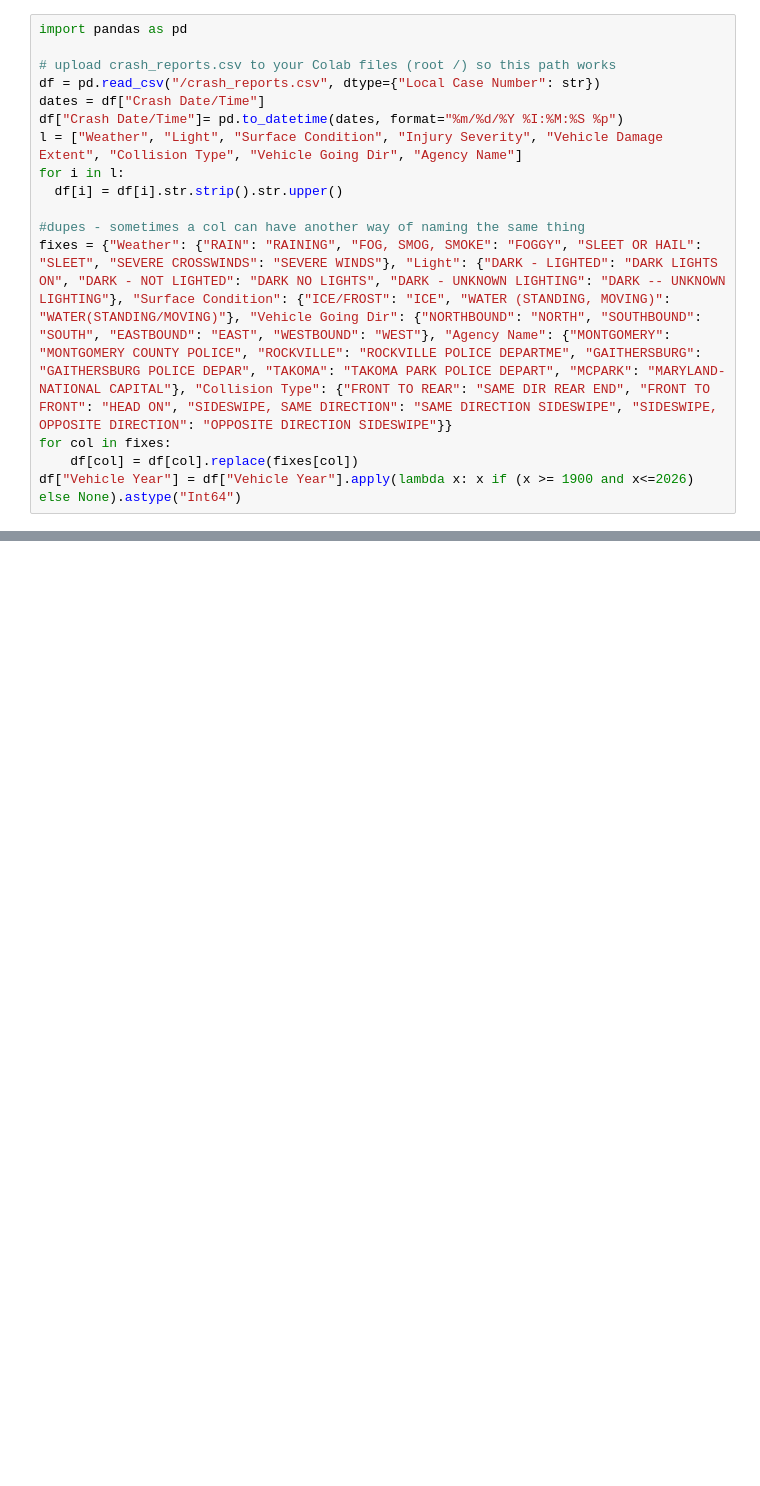
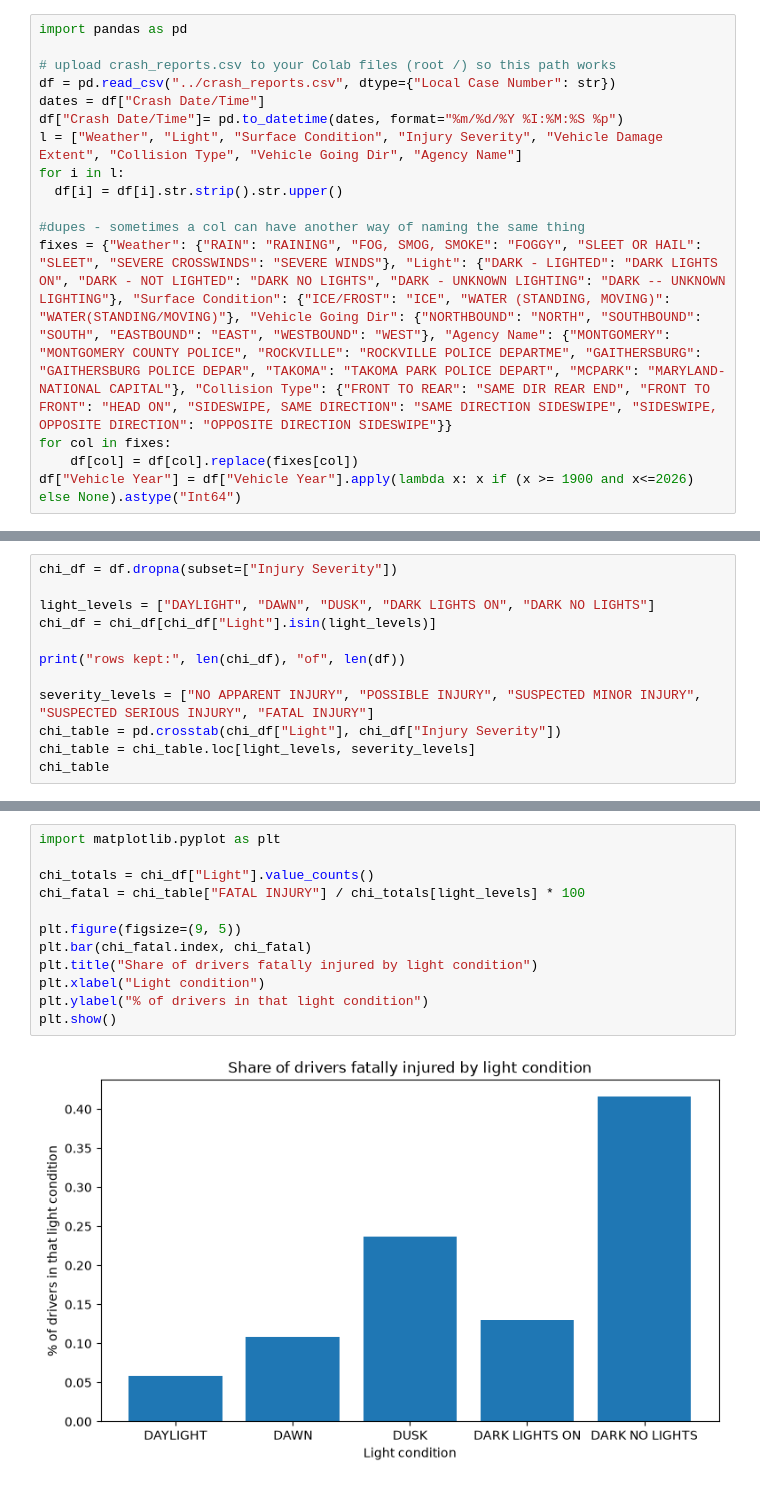
Before and after one commit to carevalo2/crash-reporting, a Jupyter notebook: checkpoint-2/checkpoint-2.ipynb, the cells around one changed output, grey strips where cells are left out. Cells and saved outputs as stored; diff of their text form; blank space fills up the shorter version.

```diff
--- a/checkpoint-2/checkpoint-2.ipynb
+++ b/checkpoint-2/checkpoint-2.ipynb
@@ -2,7 +2,7 @@
 import pandas as pd
 
 # upload crash_reports.csv to your Colab files (root /) so this path works
-df = pd.read_csv("/crash_reports.csv", dtype={"Local Case Number": str})
+df = pd.read_csv("../crash_reports.csv", dtype={"Local Case Number": str})
 dates = df["Crash Date/Time"]
 df["Crash Date/Time"]= pd.to_datetime(dates, format="%m/%d/%Y %I:%M:%S %p")
 l = ["Weather", "Light", "Surface Condition", "Injury Severity", "Vehicle Damage Extent", "Collision Type", "Vehicle Going Dir", "Agency Name"]
@@ -16,0 +26,12 @@ df["Vehicle Year"] = df["Vehicle Year"].apply(lambda x: x if (x >= 1900 and x<=2
+# %%
+chi_df = df.dropna(subset=["Injury Severity"])
+
+light_levels = ["DAYLIGHT", "DAWN", "DUSK", "DARK LIGHTS ON", "DARK NO LIGHTS"]
+chi_df = chi_df[chi_df["Light"].isin(light_levels)]
+
+print("rows kept:", len(chi_df), "of", len(df))
+
+severity_levels = ["NO APPARENT INJURY", "POSSIBLE INJURY", "SUSPECTED MINOR INJURY", "SUSPECTED SERIOUS INJURY", "FATAL INJURY"]
+chi_table = pd.crosstab(chi_df["Light"], chi_df["Injury Severity"])
+chi_table = chi_table.loc[light_levels, severity_levels]
+chi_table
@@ -16,0 +58,14 @@ df["Vehicle Year"] = df["Vehicle Year"].apply(lambda x: x if (x >= 1900 and x<=2
+# %%
+import matplotlib.pyplot as plt
+
+chi_totals = chi_df["Light"].value_counts()
+chi_fatal = chi_table["FATAL INJURY"] / chi_totals[light_levels] * 100
+
+plt.figure(figsize=(9, 5))
+plt.bar(chi_fatal.index, chi_fatal)
+plt.title("Share of drivers fatally injured by light condition")
+plt.xlabel("Light condition")
+plt.ylabel("% of drivers in that light condition")
+plt.show()
+# %% [output]
+[figure, added]
```
Also changed, not shown: parts of 4 cells of this notebook.
